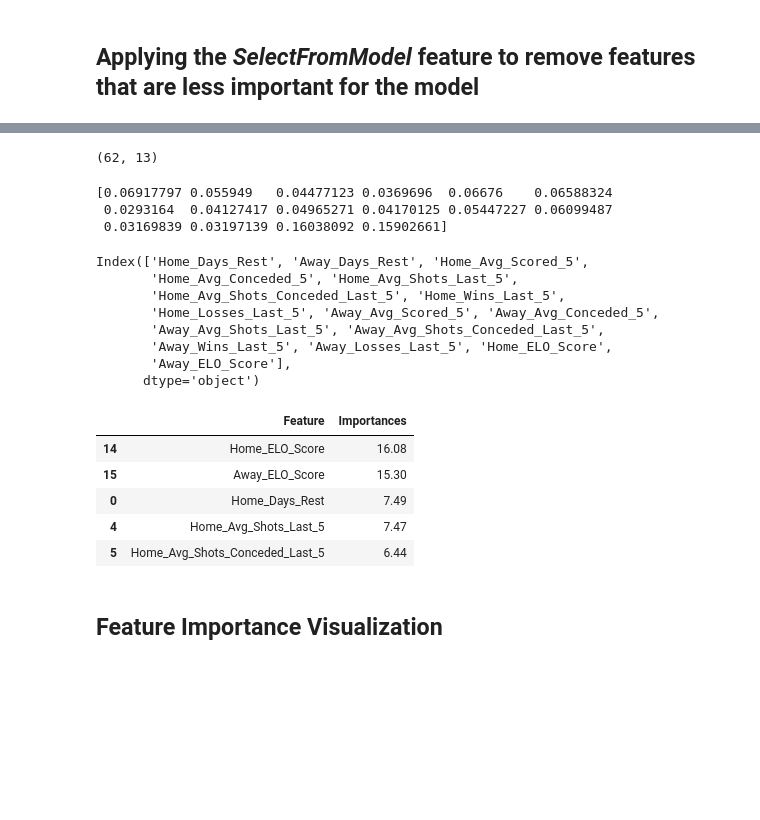
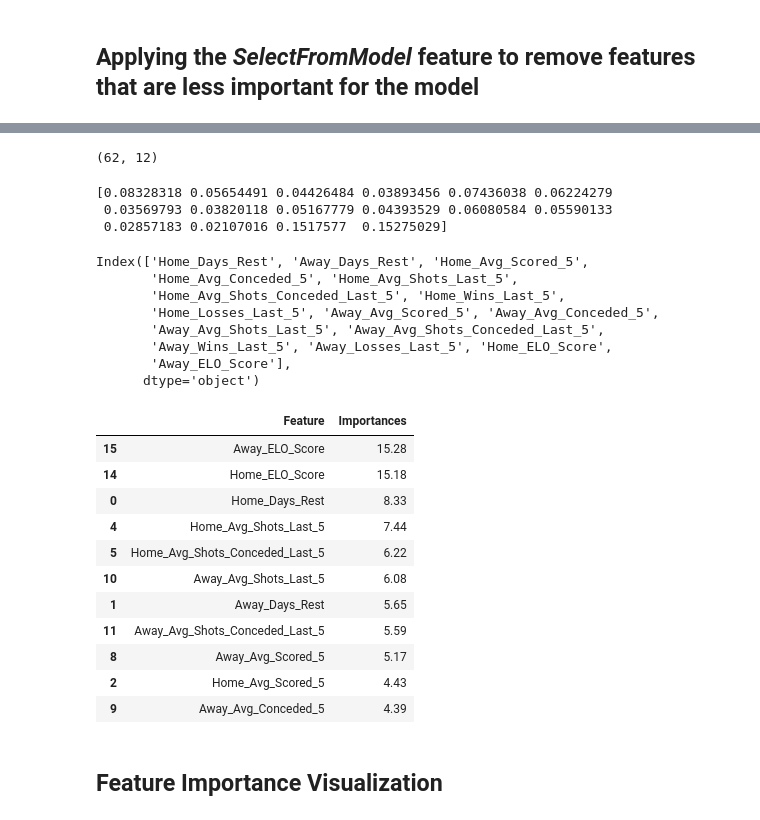
Before and after one commit to stepanmouratoglou-a11y/Premier-League-Predictions, a Jupyter notebook: PremierLeague.ipynb, the cells around one changed output, grey strips where cells are left out. Saved outputs shown, nothing was run; the diff lists cells and outputs as text; code cells hidden in the pictures; blank space fills up the shorter version.

```diff
--- a/PremierLeague.ipynb
+++ b/PremierLeague.ipynb
@@ -475,7 +474,7 @@ def draw_filter(model):
 # %%
 from sklearn.ensemble import RandomForestClassifier
 weights={2:1.8,1:0.4,0:1.6}
-rf_classifier=RandomForestClassifier(criterion='gini',class_weight=weights)
+rf_classifier=RandomForestClassifier(max_features='sqrt',class_weight=weights)
 # %% [markdown]
 ## **Applying GridSearchCV for the RF model**
 # %%
@@ -483,8 +482,8 @@ from sklearn.model_selection import TimeSeriesSplit
 from sklearn.model_selection import GridSearchCV
 tscv=TimeSeriesSplit(n_splits=5)
 parameters = {
-    'n_estimators':[75,100,150],
-    'max_features':['sqrt','log2']
+    'n_estimators':[100,125,150],
+    'criterion':['gini','entropy']
 }
 grid_search=GridSearchCV(estimator=rf_classifier,
                          param_grid=parameters,verbose=2,
@@ -501,9 +500,9 @@ Best parameters for RF Classifier:  {'max_features': 'sqrt', 'n_estimators': 100
 # %% [markdown]
 ### **The *detector_rf* model, is used to help us remove the features with low importance**
 # %%
-detector_rf=RandomForestClassifier(criterion='gini',
+detector_rf=RandomForestClassifier(criterion='entropy',
                                      max_features='sqrt',
-                                     n_estimators=100,
+                                     n_estimators=125,
                                      class_weight=weights
                                      )
 # %%
@@ -542,13 +543,13 @@ print(X_train_rf.shape)
 # %%
 print(X_test_rf.shape)
 # %% [output]
-(62, 13)
+(62, 12)
 # %%
 print(importances_rf)
 # %% [output]
-[0.06917797 0.055949   0.04477123 0.0369696  0.06676    0.06588324
- 0.0293164  0.04127417 0.04965271 0.04170125 0.05447227 0.06099487
- 0.03169839 0.03197139 0.16038092 0.15902661]
+[0.08328318 0.05654491 0.04426484 0.03893456 0.07436038 0.06224279
+ 0.03569793 0.03820118 0.05167779 0.04393529 0.06080584 0.05590133
+ 0.02857183 0.02107016 0.1517577  0.15275029]
 # %%
 print(dataset.drop(columns=['HomeTeam','AwayTeam','FTR']).columns)
 # %% [output]
@@ -566,14 +567,20 @@ f_importances=pd.DataFrame({
     'Importances':(importances_rf*100).astype(float).round(2)
 }).sort_values(by='Importances',ascending=False)
 # %%
-f_importances.head()
+f_importances.head(11)
 # %% [output]
 |  | Feature | Importances |
-| 14 | Home_ELO_Score | 16.08 |
-| 15 | Away_ELO_Score | 15.30 |
-| 0 | Home_Days_Rest | 7.49 |
-| 4 | Home_Avg_Shots_Last_5 | 7.47 |
-| 5 | Home_Avg_Shots_Conceded_Last_5 | 6.44 |
+| 15 | Away_ELO_Score | 15.28 |
+| 14 | Home_ELO_Score | 15.18 |
+| 0 | Home_Days_Rest | 8.33 |
+| 4 | Home_Avg_Shots_Last_5 | 7.44 |
+| 5 | Home_Avg_Shots_Conceded_Last_5 | 6.22 |
+| 10 | Away_Avg_Shots_Last_5 | 6.08 |
+| 1 | Away_Days_Rest | 5.65 |
+| 11 | Away_Avg_Shots_Conceded_Last_5 | 5.59 |
+| 8 | Away_Avg_Scored_5 | 5.17 |
+| 2 | Home_Avg_Scored_5 | 4.43 |
+| 9 | Away_Avg_Conceded_5 | 4.39 |
 # %% [markdown]
 ## **Feature Importance Visualization**
 # %%
```
Also changed, not shown: parts of 18 cells of this notebook.
